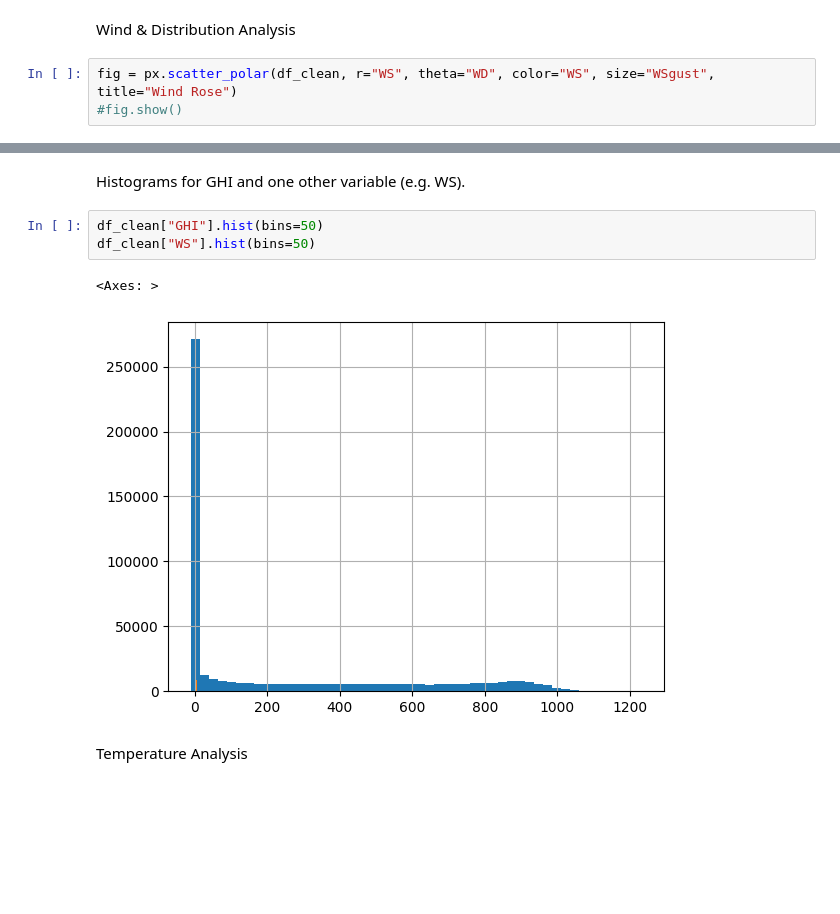
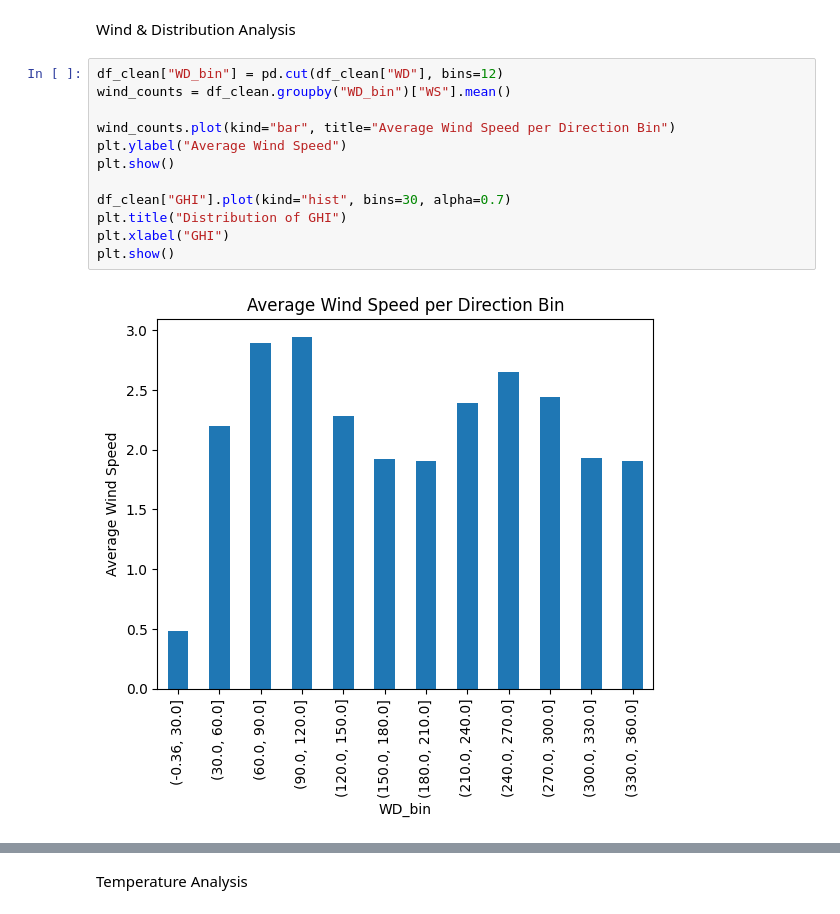
Before and after one commit to Addisu22/solar-challenge-week1, a Jupyter notebook: notebooks/Benin_eda.ipynb, the cells around one changed output, grey strips where cells are left out. Drawn from its saved outputs; the diff is of its cells as text; blank space fills up the shorter version.

```diff
--- a/notebooks/Benin_eda.ipynb
+++ b/notebooks/Benin_eda.ipynb
@@ -195,5 +211,16 @@ sns.scatterplot(x="RH", y="Tamb", data=df_clean)
 # %% [markdown]
 Wind & Distribution Analysis
 # %%
-fig = px.scatter_polar(df_clean, r="WS", theta="WD", color="WS", size="WSgust", title="Wind Rose")
-#fig.show()
+df_clean["WD_bin"] = pd.cut(df_clean["WD"], bins=12)
+wind_counts = df_clean.groupby("WD_bin")["WS"].mean()
+
+wind_counts.plot(kind="bar", title="Average Wind Speed per Direction Bin")
+plt.ylabel("Average Wind Speed")
+plt.show()
+
+df_clean["GHI"].plot(kind="hist", bins=30, alpha=0.7)
+plt.title("Distribution of GHI")
+plt.xlabel("GHI")
+plt.show()
+# %% [output]
+[figure, added]
@@ -200,10 +228,2 @@ fig = px.scatter_polar(df_clean, r="WS", theta="WD", color="WS", size="WSgust",
-# %% [markdown]
-Histograms for GHI and one other variable (e.g. WS).
-# %%
-df_clean["GHI"].hist(bins=50)
-df_clean["WS"].hist(bins=50)
-# %% [output]
-<Axes: >
-[figure, removed]
 # %% [markdown]
 Temperature Analysis
```
Also changed, not shown: parts of 12 cells of this notebook.
